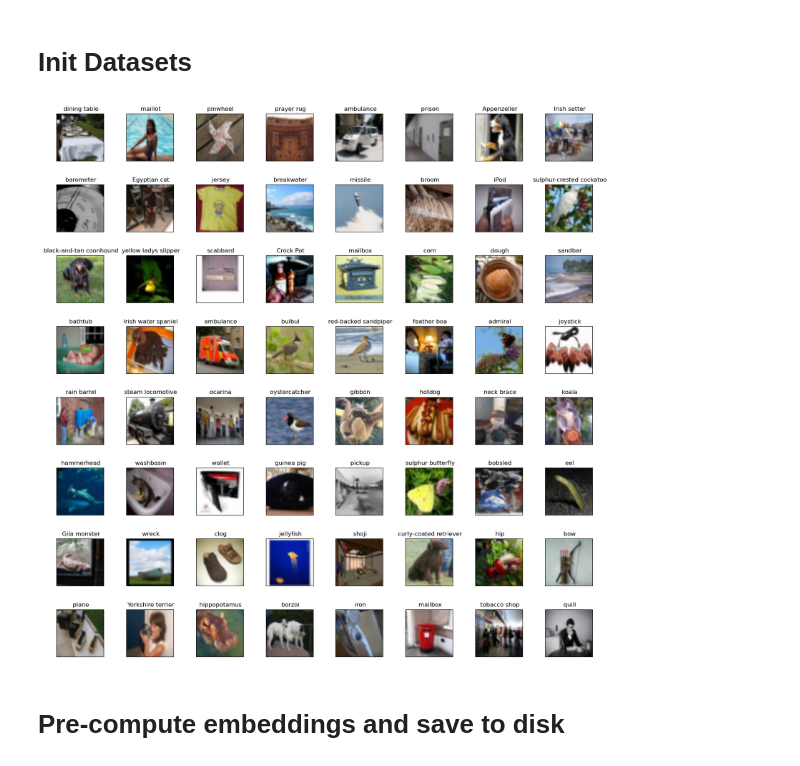
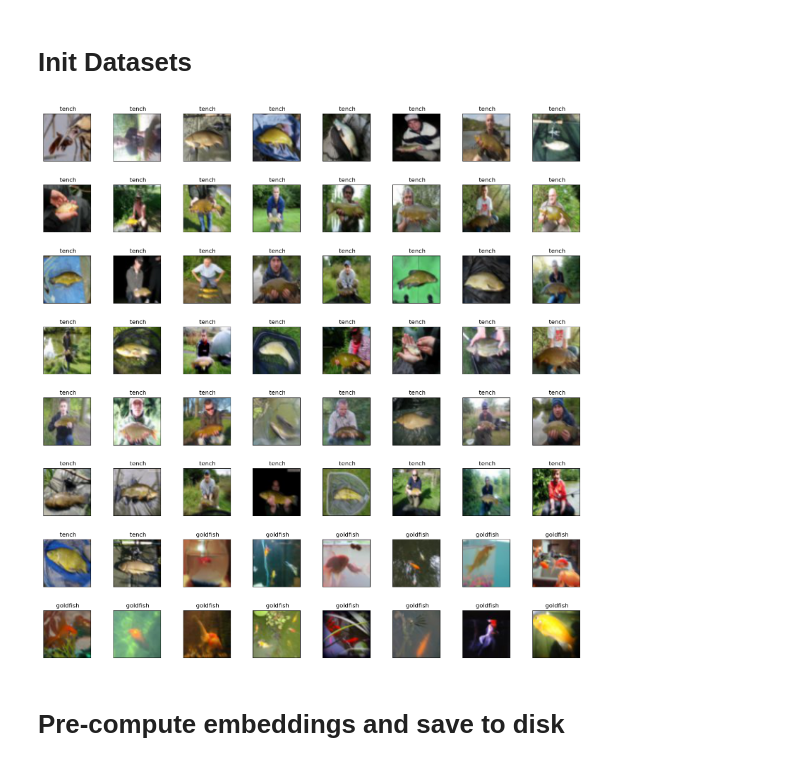
Before and after one commit to Geffen-Cooper/continual_learning_playground, a Jupyter notebook: src/test_time_kd/domain_experiments.ipynb, the cells around one changed output. Drawn from its saved outputs; the diff is of its cells as text; code cells hidden in the pictures.

Commit message:
found a huge bug, cosine sim plots were false because orderings misaligned

```diff
--- a/src/test_time_kd/domain_experiments.ipynb
+++ b/src/test_time_kd/domain_experiments.ipynb
@@ -35,18 +35,18 @@ model64.classifier[0].register_forward_hook(get_activationS('emb'))
 # %%
 # rand_classes = torch.randperm(1000)[:10]
 clean_val_loader = load_imagenet(256,1234,False)
 clean_val_loader64 = load_imagenet64(256,1234,False)
 
 corruptions = ['gaussian_noise','impulse_noise','shot_noise','defocus_blur','glass_blur','motion_blur','zoom_blur','snow','frost','fog','brightness','contrast','elastic_transform','jpeg_compression','pixelate']
 
 corr_val_loaders = []
 corr_val_loaders64 = []
 for corr in corruptions:
-    corr_val_loaders.append(load_imagenetc_val(128,1234,corr,severity=1,shuffle=True))
-    corr_val_loaders64.append(load_imagenetc64_val(128,1234,corr,severity=1,shuffle=True))
+    corr_val_loaders.append(load_imagenetc_val(128,1234,corr,severity=1,shuffle=False))
+    corr_val_loaders64.append(load_imagenetc64_val(128,1234,corr,severity=1,shuffle=False))
 visualize_batch(corr_val_loaders64[6])
 # %% [output]
-[figure, old version]
+[figure, new version]
 # %% [markdown]
 # Pre-compute embeddings and save to disk
 # %%
```
Also changed, not shown: parts of 7 cells of this notebook, 1 other file.
